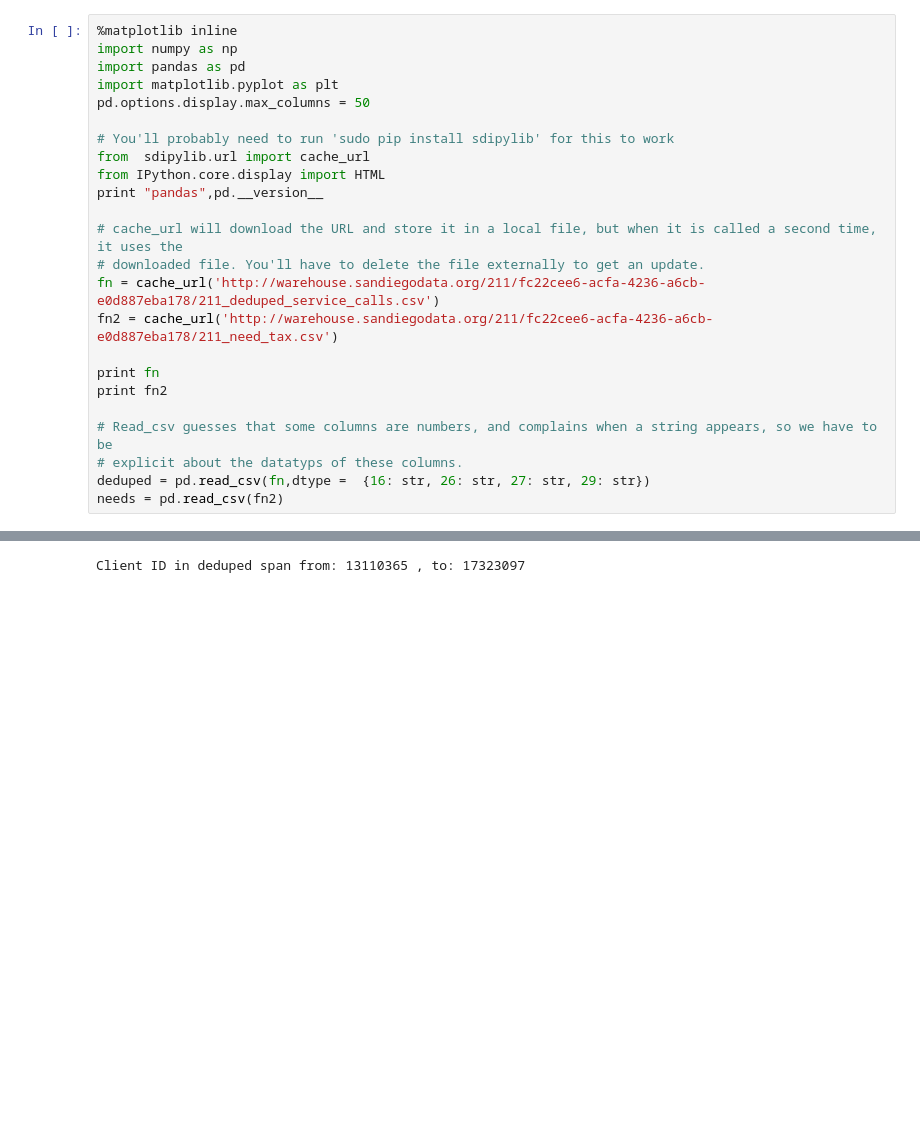
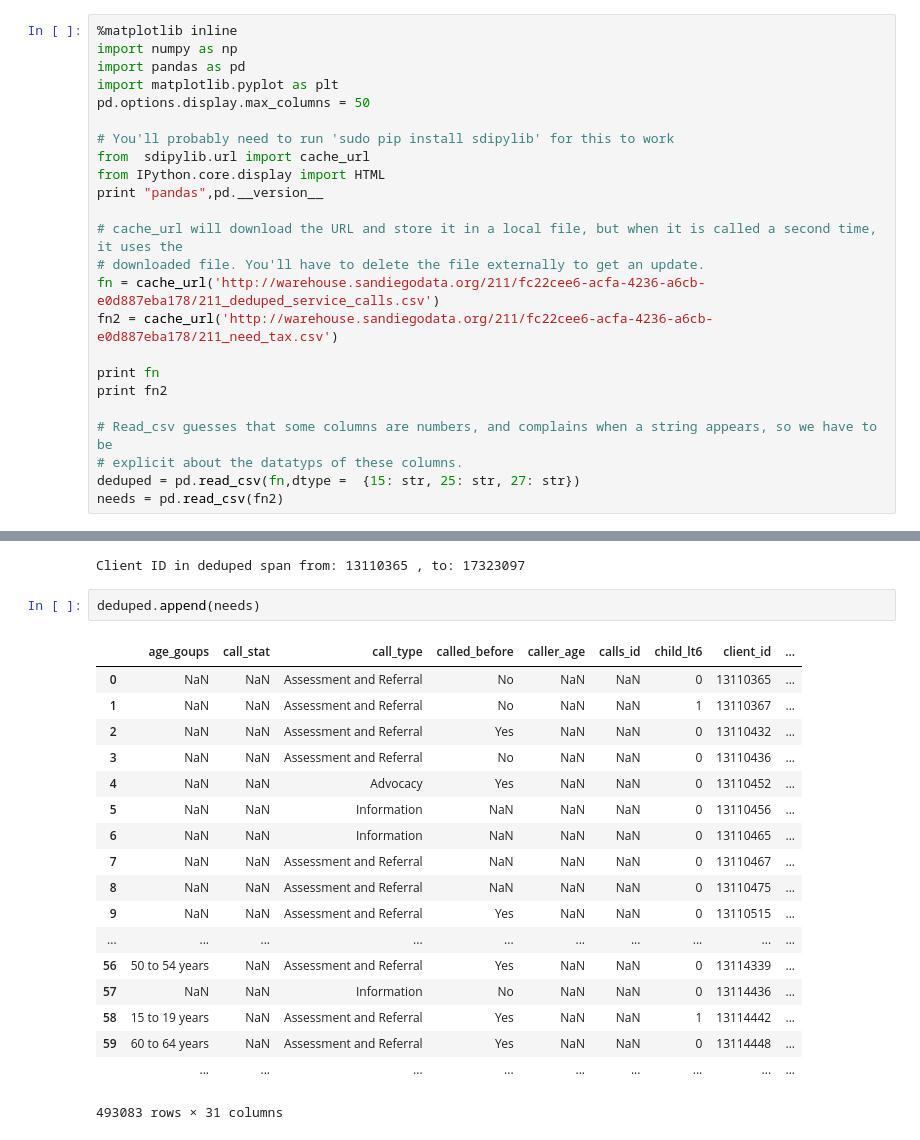
Before and after one commit to sandiegodata-projects/211sandiego-org-17-call_analysis, a Jupyter notebook: analysts/Profiles.ipynb, the cells around one changed output, grey strips where cells are left out. Cells and saved outputs as stored; diff of their text form; blank space fills up the shorter version.

```diff
--- a/analysts/Profiles.ipynb
+++ b/analysts/Profiles.ipynb
@@ -20,7 +20,7 @@ print fn2
 
 # Read_csv guesses that some columns are numbers, and complains when a string appears, so we have to be
 # explicit about the datatyps of these columns.
-deduped = pd.read_csv(fn,dtype =  {16: str, 26: str, 27: str, 29: str})
+deduped = pd.read_csv(fn,dtype =  {15: str, 25: str, 27: str})
 needs = pd.read_csv(fn2)
 # %% [output]
 pandas 0.13.1
@@ -106,3 +106,24 @@ Calls ID in needs span from: 1 , to: 894555
 print "Client ID in deduped span from:",deduped.client_id.min(),", to:", deduped.client_id.max()
 # %% [output]
 Client ID in deduped span from: 13110365 , to: 17323097
+# %%
+deduped.append(needs)
+# %% [output]
+|  | age_goups | call_stat | call_type | called_before | caller_age | calls_id | child_lt6 | client_id | ... |
+| 0 | NaN | NaN | Assessment and Referral | No | NaN | NaN | 0 | 13110365 | ... |
+| 1 | NaN | NaN | Assessment and Referral | No | NaN | NaN | 1 | 13110367 | ... |
+| 2 | NaN | NaN | Assessment and Referral | Yes | NaN | NaN | 0 | 13110432 | ... |
+| 3 | NaN | NaN | Assessment and Referral | No | NaN | NaN | 0 | 13110436 | ... |
+| 4 | NaN | NaN | Advocacy | Yes | NaN | NaN | 0 | 13110452 | ... |
+| 5 | NaN | NaN | Information | NaN | NaN | NaN | 0 | 13110456 | ... |
+| 6 | NaN | NaN | Information | NaN | NaN | NaN | 0 | 13110465 | ... |
+| 7 | NaN | NaN | Assessment and Referral | NaN | NaN | NaN | 0 | 13110467 | ... |
+| 8 | NaN | NaN | Assessment and Referral | NaN | NaN | NaN | 0 | 13110475 | ... |
+| 9 | NaN | NaN | Assessment and Referral | Yes | NaN | NaN | 0 | 13110515 | ... |
+| ... | ... | ... | ... | ... | ... | ... | ... | ... | ... |
+| 56 | 50 to 54 years | NaN | Assessment and Referral | Yes | NaN | NaN | 0 | 13114339 | ... |
+| 57 | NaN | NaN | Information | No | NaN | NaN | 0 | 13114436 | ... |
+| 58 | 15 to 19 years | NaN | Assessment and Referral | Yes | NaN | NaN | 1 | 13114442 | ... |
+| 59 | 60 to 64 years | NaN | Assessment and Referral | Yes | NaN | NaN | 0 | 13114448 | ... |
+|  | ... | ... | ... | ... | ... | ... | ... | ... | ... |
+493083 rows × 31 columns
```
Also changed, not shown: parts of 1 cell of this notebook, 1 other file.
